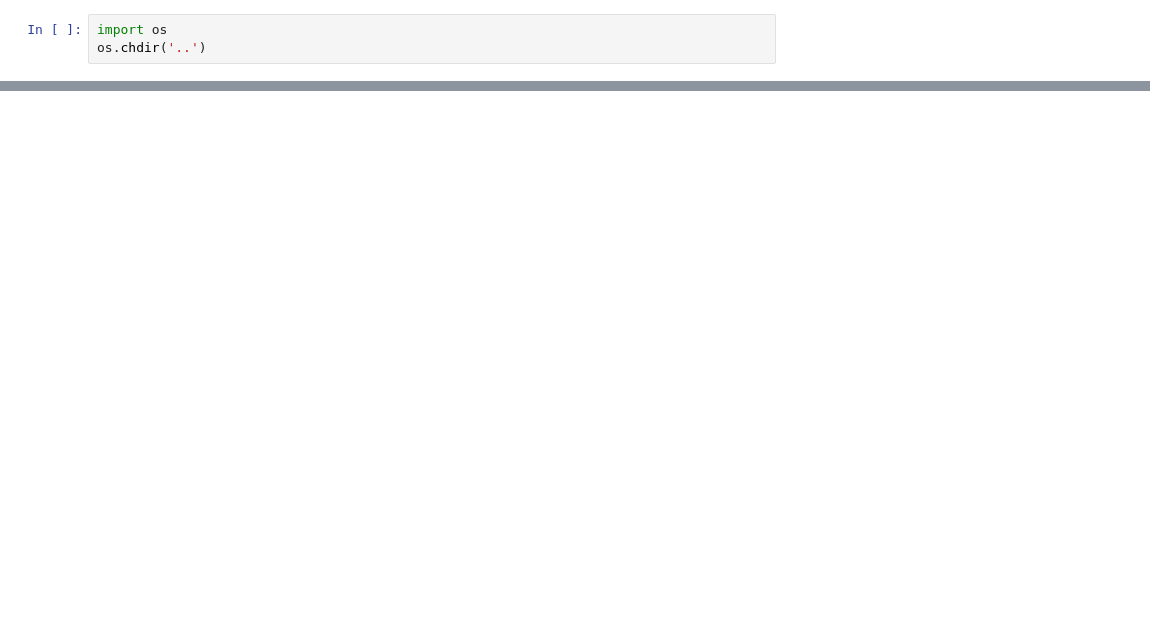
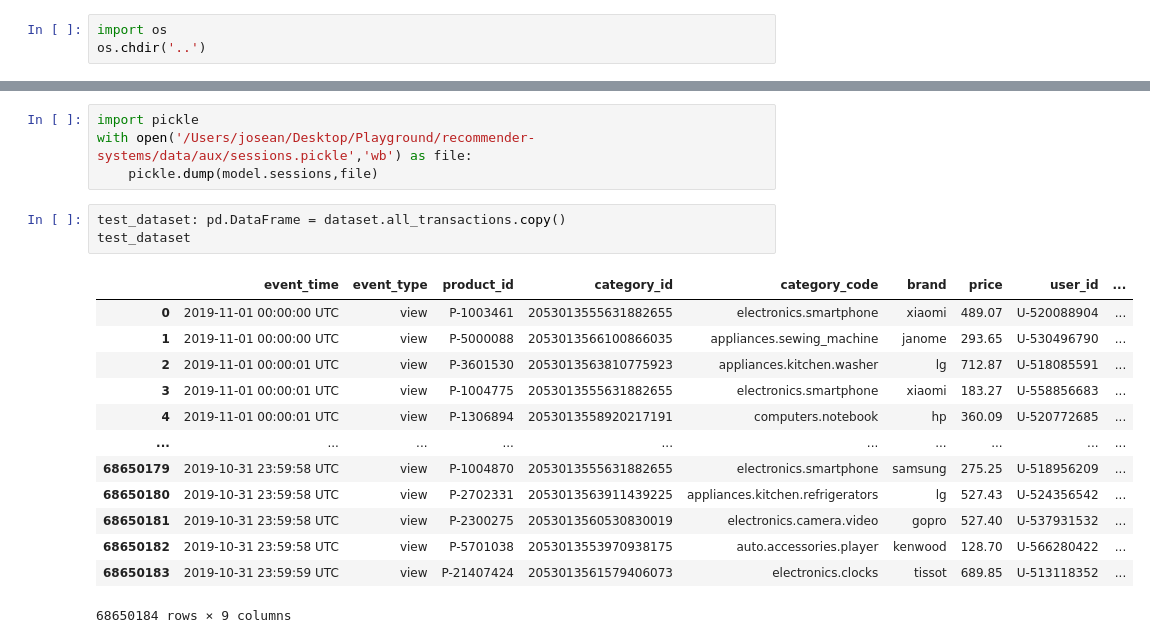
Before and after one commit to joseantbaurec/recommender-systems, a Jupyter notebook: src/testing.ipynb, the cells around one changed output, grey strips where cells are left out. Saved outputs shown, nothing was run; the diff lists cells and outputs as text; blank space fills up the shorter version.

Commit message:
chore(test): Update testing files

```diff
--- a/src/testing.ipynb
+++ b/src/testing.ipynb
@@ -50,0 +80,21 @@ Word2Vec SG session-based Recommender - Validation statistics
+# %%
+import pickle
+with open('/Users/josean/Desktop/Playground/recommender-systems/data/aux/sessions.pickle','wb') as file:
+    pickle.dump(model.sessions,file)
+# %%
+test_dataset: pd.DataFrame = dataset.all_transactions.copy()
+test_dataset
+# %% [output]
+|  | event_time | event_type | product_id | category_id | category_code | brand | price | user_id | ... |
+| 0 | 2019-11-01 00:00:00 UTC | view | P-1003461 | 2053013555631882655 | electronics.smartphone | xiaomi | 489.07 | U-520088904 | ... |
+| 1 | 2019-11-01 00:00:00 UTC | view | P-5000088 | 2053013566100866035 | appliances.sewing_machine | janome | 293.65 | U-530496790 | ... |
+| 2 | 2019-11-01 00:00:01 UTC | view | P-3601530 | 2053013563810775923 | appliances.kitchen.washer | lg | 712.87 | U-518085591 | ... |
+| 3 | 2019-11-01 00:00:01 UTC | view | P-1004775 | 2053013555631882655 | electronics.smartphone | xiaomi | 183.27 | U-558856683 | ... |
+| 4 | 2019-11-01 00:00:01 UTC | view | P-1306894 | 2053013558920217191 | computers.notebook | hp | 360.09 | U-520772685 | ... |
+| ... | ... | ... | ... | ... | ... | ... | ... | ... | ... |
+| 68650179 | 2019-10-31 23:59:58 UTC | view | P-1004870 | 2053013555631882655 | electronics.smartphone | samsung | 275.25 | U-518956209 | ... |
+| 68650180 | 2019-10-31 23:59:58 UTC | view | P-2702331 | 2053013563911439225 | appliances.kitchen.refrigerators | lg | 527.43 | U-524356542 | ... |
+| 68650181 | 2019-10-31 23:59:58 UTC | view | P-2300275 | 2053013560530830019 | electronics.camera.video | gopro | 527.40 | U-537931532 | ... |
+| 68650182 | 2019-10-31 23:59:58 UTC | view | P-5701038 | 2053013553970938175 | auto.accessories.player | kenwood | 128.70 | U-566280422 | ... |
+| 68650183 | 2019-10-31 23:59:59 UTC | view | P-21407424 | 2053013561579406073 | electronics.clocks | tissot | 689.85 | U-513118352 | ... |
+68650184 rows × 9 columns
```
Also changed, not shown: parts of 22 cells of this notebook, 2 other files.
